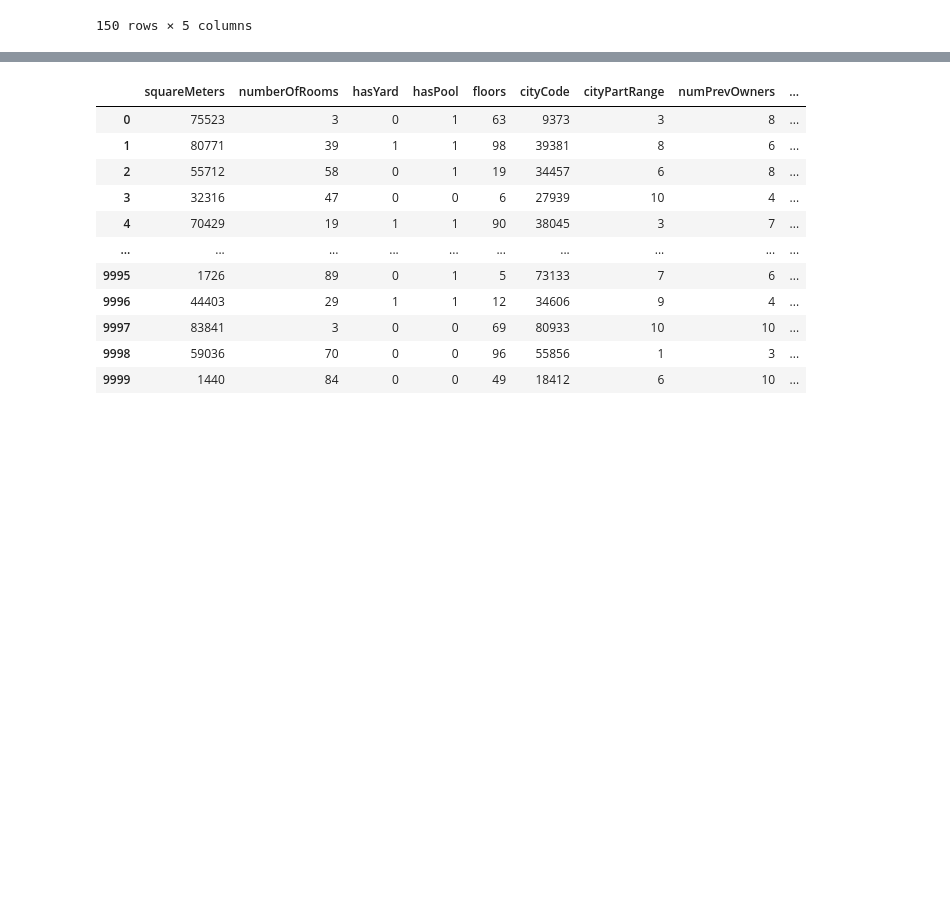
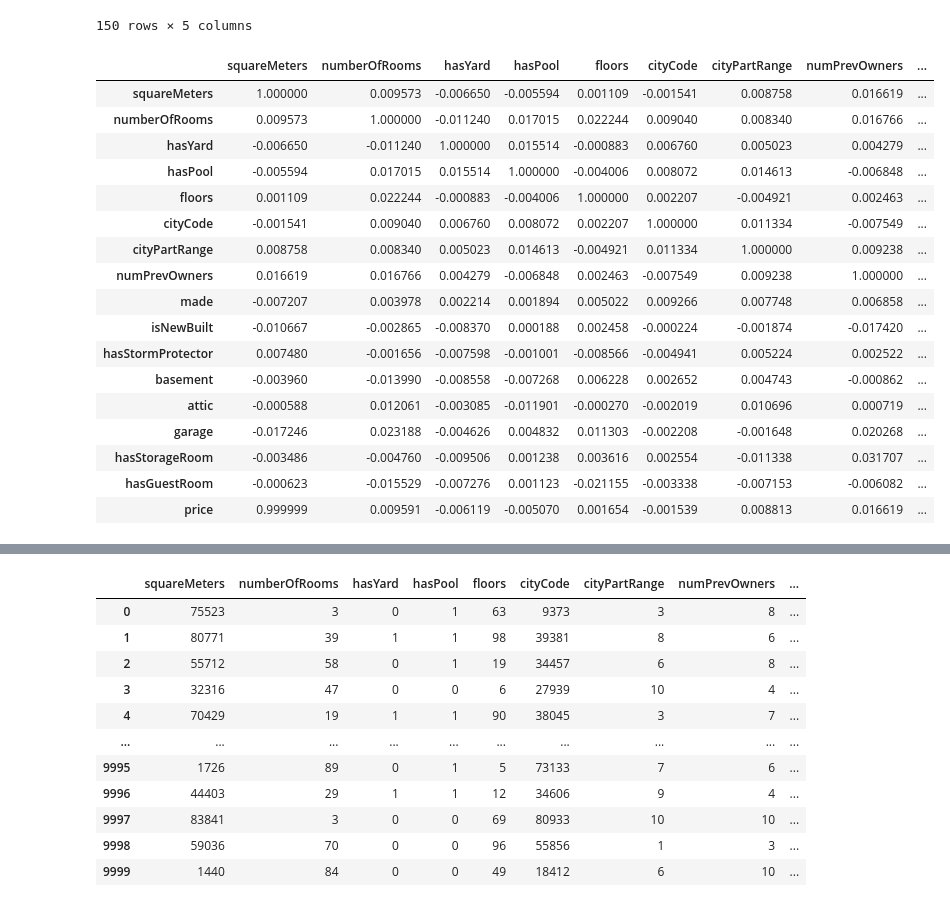
Before and after one commit to nnkrishnakumar/WD_MachineLearning-23-1-2023-, a Jupyter notebook: first.ipynb, the cells around one changed output, grey strips where cells are left out. Saved outputs shown, nothing was run; the diff lists cells and outputs as text; code cells hidden in the pictures; blank space fills up the shorter version.

```diff
--- a/first.ipynb
+++ b/first.ipynb
@@ -970 +972,24 @@ from sklearn.preprocessing import OneHotEncoder
 house=pd.read_csv("ParisHousing.csv")
+# %%
+# checking correlation
+
+house.corr()
+# %% [output]
+|  | squareMeters | numberOfRooms | hasYard | hasPool | floors | cityCode | cityPartRange | numPrevOwners | ... |
+| squareMeters | 1.000000 | 0.009573 | -0.006650 | -0.005594 | 0.001109 | -0.001541 | 0.008758 | 0.016619 | ... |
+| numberOfRooms | 0.009573 | 1.000000 | -0.011240 | 0.017015 | 0.022244 | 0.009040 | 0.008340 | 0.016766 | ... |
+| hasYard | -0.006650 | -0.011240 | 1.000000 | 0.015514 | -0.000883 | 0.006760 | 0.005023 | 0.004279 | ... |
+| hasPool | -0.005594 | 0.017015 | 0.015514 | 1.000000 | -0.004006 | 0.008072 | 0.014613 | -0.006848 | ... |
+| floors | 0.001109 | 0.022244 | -0.000883 | -0.004006 | 1.000000 | 0.002207 | -0.004921 | 0.002463 | ... |
+| cityCode | -0.001541 | 0.009040 | 0.006760 | 0.008072 | 0.002207 | 1.000000 | 0.011334 | -0.007549 | ... |
+| cityPartRange | 0.008758 | 0.008340 | 0.005023 | 0.014613 | -0.004921 | 0.011334 | 1.000000 | 0.009238 | ... |
+| numPrevOwners | 0.016619 | 0.016766 | 0.004279 | -0.006848 | 0.002463 | -0.007549 | 0.009238 | 1.000000 | ... |
+| made | -0.007207 | 0.003978 | 0.002214 | 0.001894 | 0.005022 | 0.009266 | 0.007748 | 0.006858 | ... |
+| isNewBuilt | -0.010667 | -0.002865 | -0.008370 | 0.000188 | 0.002458 | -0.000224 | -0.001874 | -0.017420 | ... |
+| hasStormProtector | 0.007480 | -0.001656 | -0.007598 | -0.001001 | -0.008566 | -0.004941 | 0.005224 | 0.002522 | ... |
+| basement | -0.003960 | -0.013990 | -0.008558 | -0.007268 | 0.006228 | 0.002652 | 0.004743 | -0.000862 | ... |
+| attic | -0.000588 | 0.012061 | -0.003085 | -0.011901 | -0.000270 | -0.002019 | 0.010696 | 0.000719 | ... |
+| garage | -0.017246 | 0.023188 | -0.004626 | 0.004832 | 0.011303 | -0.002208 | -0.001648 | 0.020268 | ... |
+| hasStorageRoom | -0.003486 | -0.004760 | -0.009506 | 0.001238 | 0.003616 | 0.002554 | -0.011338 | 0.031707 | ... |
+| hasGuestRoom | -0.000623 | -0.015529 | -0.007276 | 0.001123 | -0.021155 | -0.003338 | -0.007153 | -0.006082 | ... |
+| price | 0.999999 | 0.009591 | -0.006119 | -0.005070 | 0.001654 | -0.001539 | 0.008813 | 0.016619 | ... |
```
Also changed, not shown: parts of 88 cells of this notebook, 1 other file.
